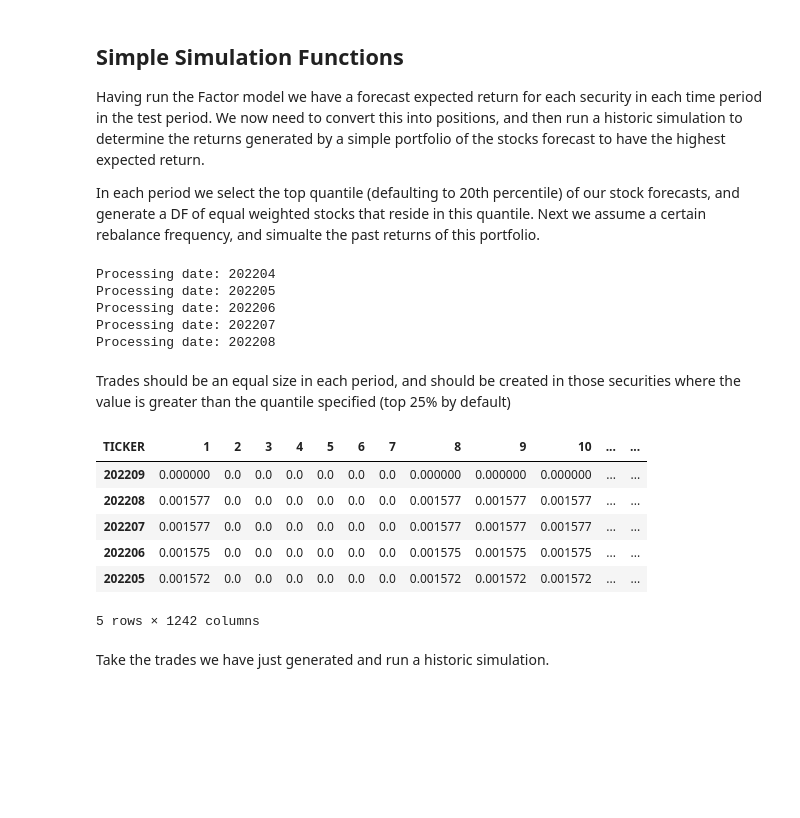
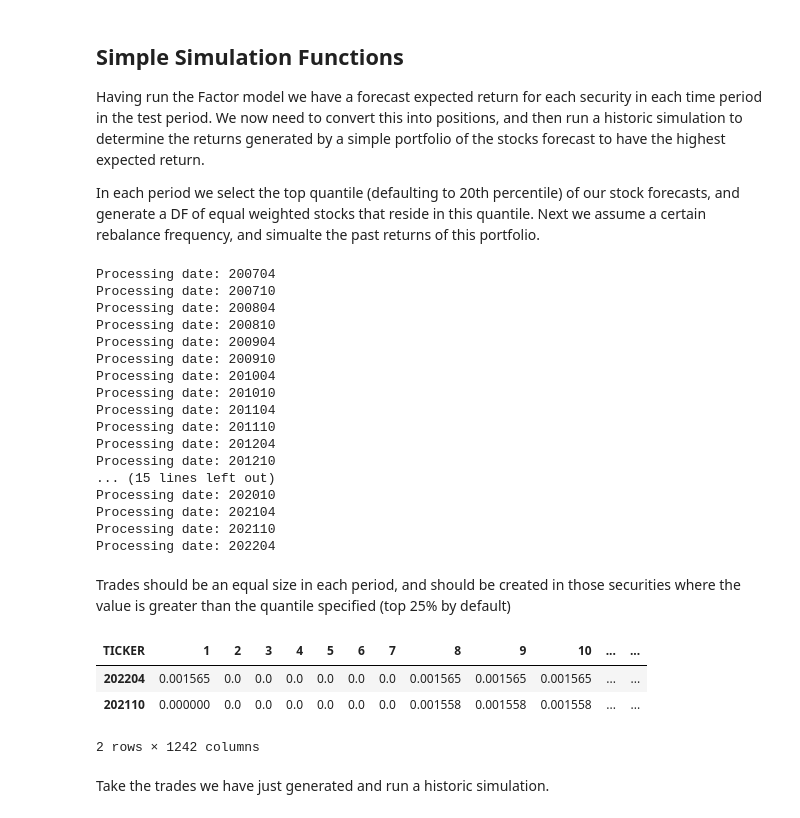
Before and after one commit to danphilps/Investment-SAI, a Jupyter notebook: M6_Investment.ipynb, the cells around one changed output. Saved outputs shown, nothing was run; the diff lists cells and outputs as text; code cells hidden in the pictures; blank space fills up the shorter version.

```diff
--- a/M6_Investment.ipynb
+++ b/M6_Investment.ipynb
@@ -693,33 +688,29 @@ def trades_topquantile_generate(df_stock_ER: pd.DataFrame,
 
   # Loop through time... start to end.
   # Progress bar
-  for i in range(5,0,-1): #range(df_stock_ER.shape[0]-1,0,-1): #range(df_stock_ER.shape[0]-1, -1, -1):
-    try:
-      # Get this period's stocks (cols), get valid stocks only
-      df_opset_curr = pd.DataFrame(df_stock_ER.iloc[i, :]).T
-      valid_secs = (df_opset_curr.iloc[0, :].isna() | df_opset_curr.iloc[0, :] != 0)
+  for i in range(df_stock_ER.shape[0]-1,0,-rebalance_freq):
+    # Get this period's stocks (cols), get valid stocks only
+    df_opset_curr = pd.DataFrame(df_stock_ER.iloc[i, :]).T
+    valid_secs = (df_opset_curr.iloc[0, :].isna() | df_opset_curr.iloc[0, :] != 0).to_numpy()
 
-      # Get our
-      qu = df_opset_curr[df_opset_curr.columns[valid_secs]].quantile(q=quantile_to_buy, axis=1).iloc[0]
-      no = df_opset_curr[df_opset_curr[df_opset_curr.columns[valid_secs]] > qu].count(axis=1).iloc[0]
+    # Get our
+    qu = df_opset_curr[df_opset_curr.columns[valid_secs]].quantile(q=quantile_to_buy, axis=1).iloc[0]
+    no = df_opset_curr[df_opset_curr[df_opset_curr.columns[valid_secs]] > qu].count(axis=1).iloc[0]
 
-      #Create trades row
-      df_trades_curr = pd.DataFrame(df_stock_ER.iloc[i, :]).T
-      df_trades_curr.iloc[:,:] = float(0)
-      if no != 0:
-        # Add equal weighted trades...
-        trade_secs = ((df_opset_curr.iloc[0, :] > qu) & (df_opset_curr.iloc[0, :] != 0))
-        df_trades_curr[df_trades_curr.columns[trade_secs]] =  1/no
+    #Create trades row
+    df_trades_curr = pd.DataFrame(df_stock_ER.iloc[i, :]).T
+    df_trades_curr.iloc[:,:] = float(0)
+    if no != 0:
+      # Add equal weighted trades...
+      trade_secs = ((df_opset_curr.iloc[0, :] > qu) & (df_opset_curr.iloc[0, :] != 0))
+      df_trades_curr[df_trades_curr.columns[trade_secs]] =  1/no
 
-        #Record the first non-zero row
-        if start_date_non_zero == -1:
-            start_date_non_zero = i
+      #Record the first non-zero row
+      if start_date_non_zero == -1:
+          start_date_non_zero = i
 
-        insert_zero_row = False
-      else:
-        insert_zero_row = True
-
-    except:
+      insert_zero_row = False
+    else:
       insert_zero_row = True
 
     # Insert zero row...
@@ -746,23 +737,33 @@ def trades_topquantile_generate(df_stock_ER: pd.DataFrame,
 # Run the function to establish simple positio sizes based
 df_trades = trades_topquantile_generate(df_stock_ER=df_stock_ER, rebalance_freq=6, quantile_to_buy=0.2)
 # %% [output]
+Processing date: 200704
+Processing date: 200710
+Processing date: 200804
+Processing date: 200810
+Processing date: 200904
+Processing date: 200910
+Processing date: 201004
+Processing date: 201010
+Processing date: 201104
+Processing date: 201110
+Processing date: 201204
+Processing date: 201210
+... (15 lines left out)
+Processing date: 202010
+Processing date: 202104
+Processing date: 202110
 Processing date: 202204
-Processing date: 202205
-Processing date: 202206
-Processing date: 202207
-Processing date: 202208
 # %% [markdown]
 Trades should be an equal size in each period, and should be created in those securities where the value is greater than the quantile specified (top 25% by default)
 # %%
-df_trades.head()
+# Trade periods...
+df_trades[df_trades.sum(axis=1) != 0 ]
 # %% [output]
 | TICKER | 1 | 2 | 3 | 4 | 5 | 6 | 7 | 8 | 9 | 10 | ... | ... |
-| 202209 | 0.000000 | 0.0 | 0.0 | 0.0 | 0.0 | 0.0 | 0.0 | 0.000000 | 0.000000 | 0.000000 | ... | ... |
-| 202208 | 0.001577 | 0.0 | 0.0 | 0.0 | 0.0 | 0.0 | 0.0 | 0.001577 | 0.001577 | 0.001577 | ... | ... |
-| 202207 | 0.001577 | 0.0 | 0.0 | 0.0 | 0.0 | 0.0 | 0.0 | 0.001577 | 0.001577 | 0.001577 | ... | ... |
-| 202206 | 0.001575 | 0.0 | 0.0 | 0.0 | 0.0 | 0.0 | 0.0 | 0.001575 | 0.001575 | 0.001575 | ... | ... |
-| 202205 | 0.001572 | 0.0 | 0.0 | 0.0 | 0.0 | 0.0 | 0.0 | 0.001572 | 0.001572 | 0.001572 | ... | ... |
+| 202204 | 0.001565 | 0.0 | 0.0 | 0.0 | 0.0 | 0.0 | 0.0 | 0.001565 | 0.001565 | 0.001565 | ... | ... |
+| 202110 | 0.000000 | 0.0 | 0.0 | 0.0 | 0.0 | 0.0 | 0.0 | 0.001558 | 0.001558 | 0.001558 | ... | ... |
-5 rows × 1242 columns
+2 rows × 1242 columns
 # %% [markdown]
 Take the trades we have just generated and run a historic simulation.
 # %%
```
Also changed, not shown: parts of 5 cells of this notebook.
